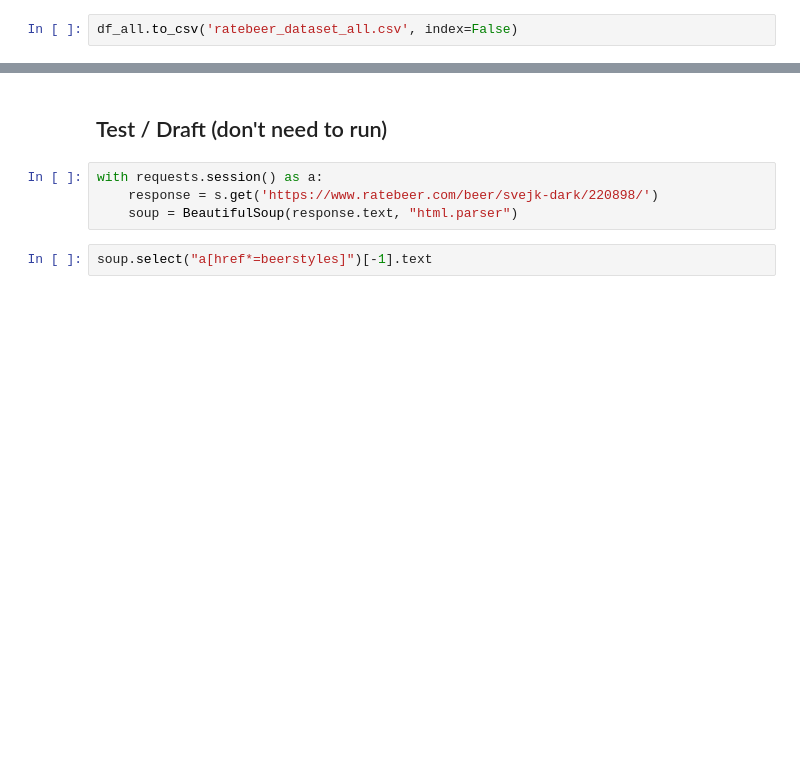
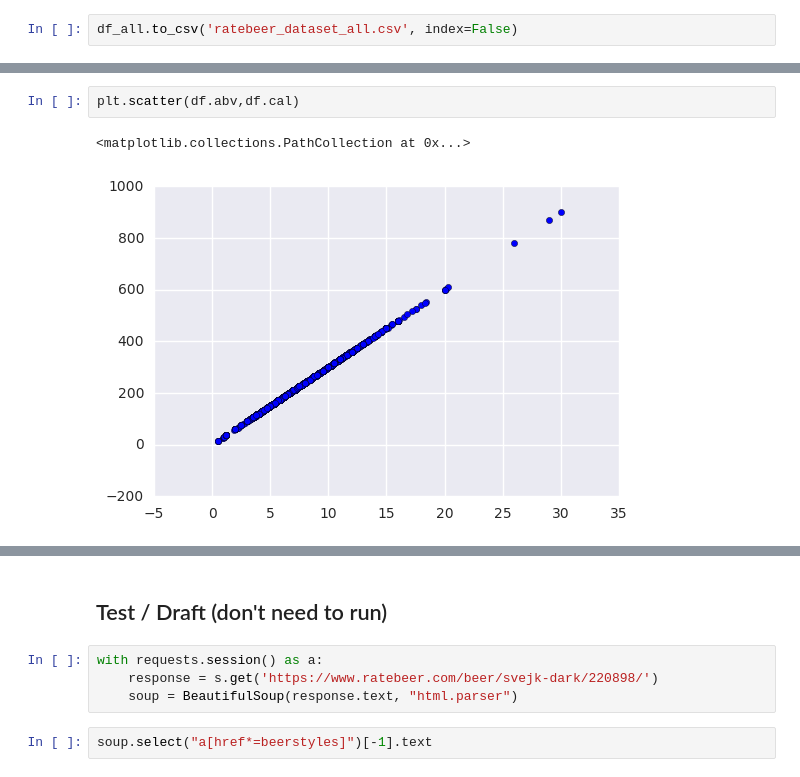
Before and after one commit to montalex/COM-480-Data-Visualization, a Jupyter notebook: scrap_data.ipynb, the cells around one changed output, grey strips where cells are left out. Cells and saved outputs as stored; diff of their text form; blank space fills up the shorter version.

```diff
--- a/scrap_data.ipynb
+++ b/scrap_data.ipynb
@@ -226,0 +268,5 @@ df_all.to_csv('ratebeer_dataset_all.csv', index=False)
+# %%
+plt.scatter(df.abv,df.cal)
+# %% [output]
+<matplotlib.collections.PathCollection at 0x...>
+[figure, added]
```
Also changed, not shown: parts of 15 cells of this notebook, 1 other file.
